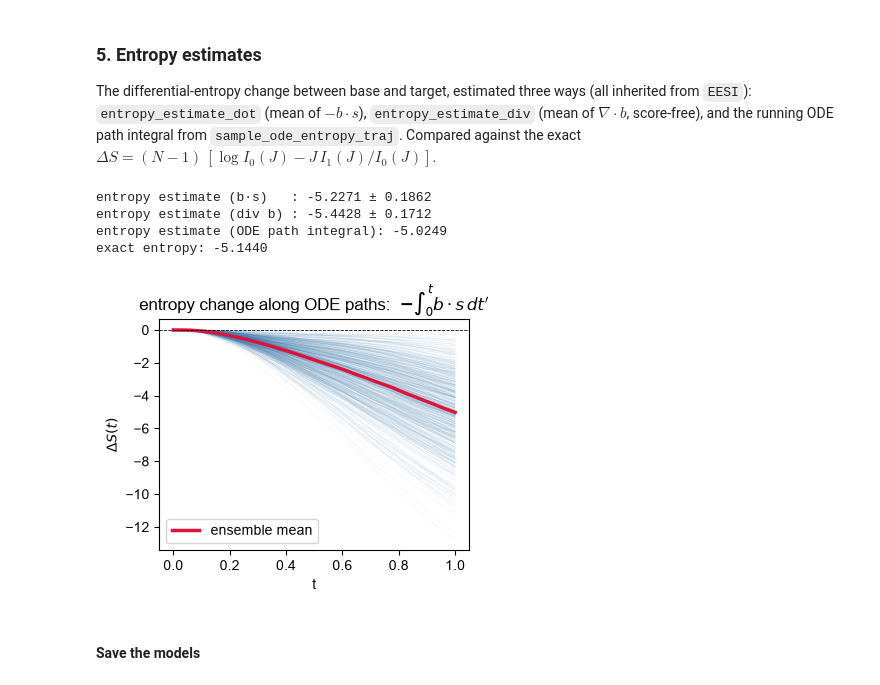
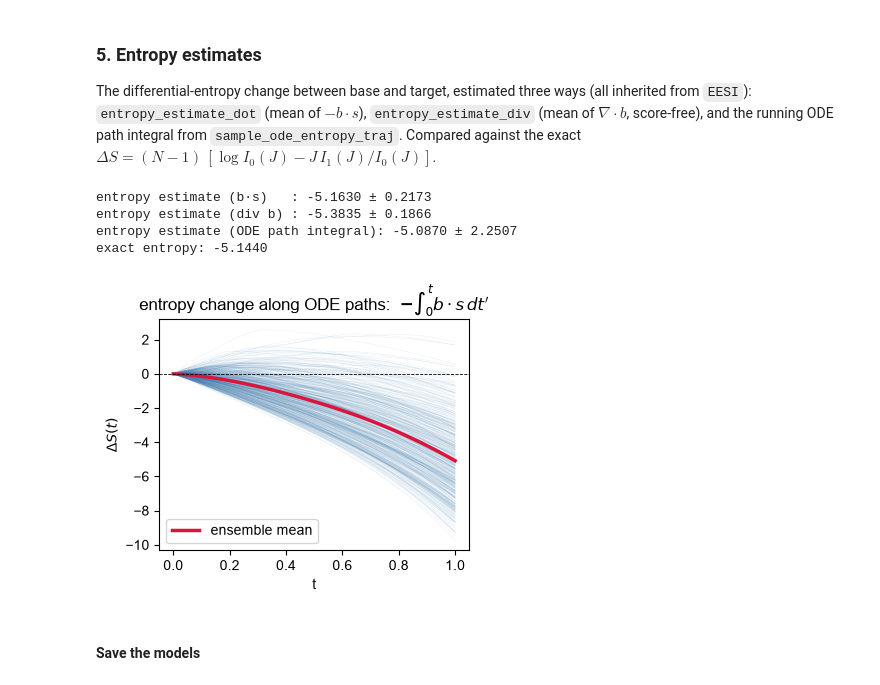
Before and after one commit to Rauscher-Group/eesi, a Jupyter notebook: experiments/XY_chain_eqOT.ipynb, the cells around one changed output. Cells and saved outputs as stored; diff of their text form; code cells hidden in the pictures.

```diff
--- a/experiments/XY_chain_eqOT.ipynb
+++ b/experiments/XY_chain_eqOT.ipynb
@@ -73,15 +74,10 @@ We use a tiny `N = 10` chain to exercise the pipeline end-to-end.
 N = 10           # chain length
 J = 2.0          # ferromagnetic coupling of the target Boltzmann distribution
 
-# --- target p_1: XY-chain Boltzmann samples (wrapped onto (-pi, pi]) ---
-x1_all = load_mc_data(N=N, J=J, n_save=10_000,
-                      n_eq=1_000_000, n_prod=1_000_000).to(device)
+x1_all = load_exact_data(N,J,10_000).to(device)
 n_data = x1_all.shape[0]
 print("target dataset:", tuple(x1_all.shape))
-
-# --- base p_0: sample_base(B, N, device=..., dtype=...) ---
-x0_demo = sample_base(4, N, device=device)
-print("base sample   :", tuple(x0_demo.shape))
+print("sampled energy:", chain_energy(x1_all, J).mean().round(3)/N)
 
 # Exact per-spin energy change (I_1/I_0 Bessel ratio) for reference.
 dE = (N - 1) * (-J * (iv(1, J) / iv(0, J))) / N
@@ -108,8 +101,8 @@ batch_size = 256
 
 # Model definition
 model = make_model(
-    n_neighbors=4, hidden=24, mlp_layers=4, n_layers=4, edge_order=4, time_order=16,
-    path="linear", gamma="sqrt", gamma_scale=0.2,
+    n_neighbors=2, hidden=16, mlp_layers=3, n_layers=3, edge_order=4, time_order=4,
+    path="linear", gamma="sqrt", gamma_scale=0.5,
     score_div_method="exact",
 ).to(device)
 print("net_b params:", sum(p.numel() for p in model.net_b.parameters()))
@@ -130,16 +123,17 @@ equivariant-OT** coupling; the logged `transport` cost drops relative to random
 pairing. Flip any flag off for the ablation arms (e.g. `align=False` = plain
 minibatch OT, `reflect=False` = U(1) only).
 # %%
+
 model, total_hist = train(
     x1_all, model=model,
-    steps=500, batch=batch_size, lr=1e-3,
+    steps=2_000, batch=batch_size, lr=1e-3,
     align=True, batch_ot=True, reflect=True,   # full equivariant-OT coupling
     device=str(device), seed=0, log_every=250
 )
 
 model, hist = train(
     x1_all, model=model,
-    steps=1000, batch=batch_size, lr=5e-4,
+    steps=3_000, batch=batch_size, lr=5e-4,
     align=True, batch_ot=True, reflect=True,   # full equivariant-OT coupling
     device=str(device), seed=0, log_every=250
 )
@@ -147,7 +141,7 @@ total_hist += hist
 
 model, hist = train(
     x1_all, model=model,
-    steps=2_000, batch=batch_size, lr=1e-4,
+    steps=10_000, batch=batch_size, lr=1e-4,
     align=True, batch_ot=True, reflect=True,   # full equivariant-OT coupling
     device=str(device), seed=0, log_every=250
 )
@@ -199,10 +193,10 @@ observables of generated vs. true configurations: the wrapped nearest-neighbour
 angle difference Δθ and the per-chain energy `E = J Σ cos Δθ`.
 # %%
 torch.seed()
-n_gen = 5_000
+n_gen = 10_000
 x0 = sample_base(n_gen, N, device=device)
 gen_ode = model.sample(x0, n_steps=50)             # probability-flow ODE (drift only)
-gen_sde = model.sample(x0, n_steps=100, eps=0.1)    # reverse-time SDE (drift + score)
+gen_sde = model.sample(x0, n_steps=100, eps=0.2)    # reverse-time SDE (drift + score)
 
 fig, ax = plt.subplots(1, 2, figsize=(8, 3))
 bins = np.linspace(-np.pi, np.pi, 120)
@@ -238,43 +232,44 @@ The differential-entropy change between base and target, estimated three ways
 ODE path integral from `sample_ode_entropy_traj`. Compared against the exact
 $\Delta S = (N-1)\,[\log I_0(J) - J\,I_1(J)/I_0(J)]$.
 # %%
-torch.manual_seed(2)
-n_batches = 100
+torch.seed()
+n_batches = 200
 means_dot, means_div = [], []
+x1_all.to(device)
 
 for _ in range(n_batches):
     idx = torch.randint(0, n_data, (batch_size,), device=device)
     x1 = x1_all[idx]
     x0 = sample_base(batch_size, N, device=device)
     x0, x1 = xy_ot_couple(x0, x1)
     means_dot.append(model.entropy_estimate(x1, x0, "dot").mean().item())
     means_div.append(model.entropy_estimate(x1, x0, "div").mean().detach().item())
 
 print(f"entropy estimate (b·s)   : {np.mean(means_dot):+.4f} ± {np.std(means_dot):.4f}")
 print(f"entropy estimate (div b) : {np.mean(means_div):+.4f} ± {np.std(means_div):.4f}")
 
 # Running entropy change along many ODE paths.
-x0 = sample_base(2_000, N, device=device)
-traj, ent_traj, ts = model.sample(x0, n_steps=50, return_traj=True, entropy="dot")
+x0 = sample_base(10_000, N, device=device)
+traj, ent_traj, ts = model.sample(x0, eps=0.2, n_steps=100, return_traj=True, entropy="div")
 ts_c, ent_c = ts.cpu().numpy(), ent_traj.cpu().numpy()
-print(f"entropy estimate (ODE path integral): {ent_c[-1].mean():+.4f}")
+print(f"entropy estimate (ODE path integral): {ent_c[-1].mean():+.4f} ± {ent_c[-1].std():.4f}")
 dS = (N - 1) * (np.log(iv(0, J)) - J * (iv(1, J) / iv(0, J)))
 print(f"exact entropy: {dS:+.4f}")
 
 fig, ax = plt.subplots(figsize=(4, 3))
 ax.plot(ts_c, ent_c[:, :500], c="steelblue", lw=0.4, alpha=0.1)
 ax.plot(ts_c, ent_c.mean(axis=1), c="crimson", lw=2.5, label="ensemble mean")
 ax.axhline(0.0, c="k", lw=0.6, ls="--")
 ax.set_xlabel("t"); ax.set_ylabel(r"$\Delta S(t)$")
 ax.set_title(r"entropy change along ODE paths:  $-\int_0^t b\cdot s\,dt'$")
 ax.legend()
 plt.show()
 # %% [output]
-entropy estimate (b·s)   : -5.2271 ± 0.1862
-entropy estimate (div b) : -5.4428 ± 0.1712
-entropy estimate (ODE path integral): -5.0249
+entropy estimate (b·s)   : -5.1630 ± 0.2173
+entropy estimate (div b) : -5.3835 ± 0.1866
+entropy estimate (ODE path integral): -5.0870 ± 2.2507
 exact entropy: -5.1440
-[figure, old version]
+[figure, new version]
 # %% [markdown]
 #### Save the models
 # %%
```
Also changed, not shown: parts of 9 cells of this notebook, 19 other files.
